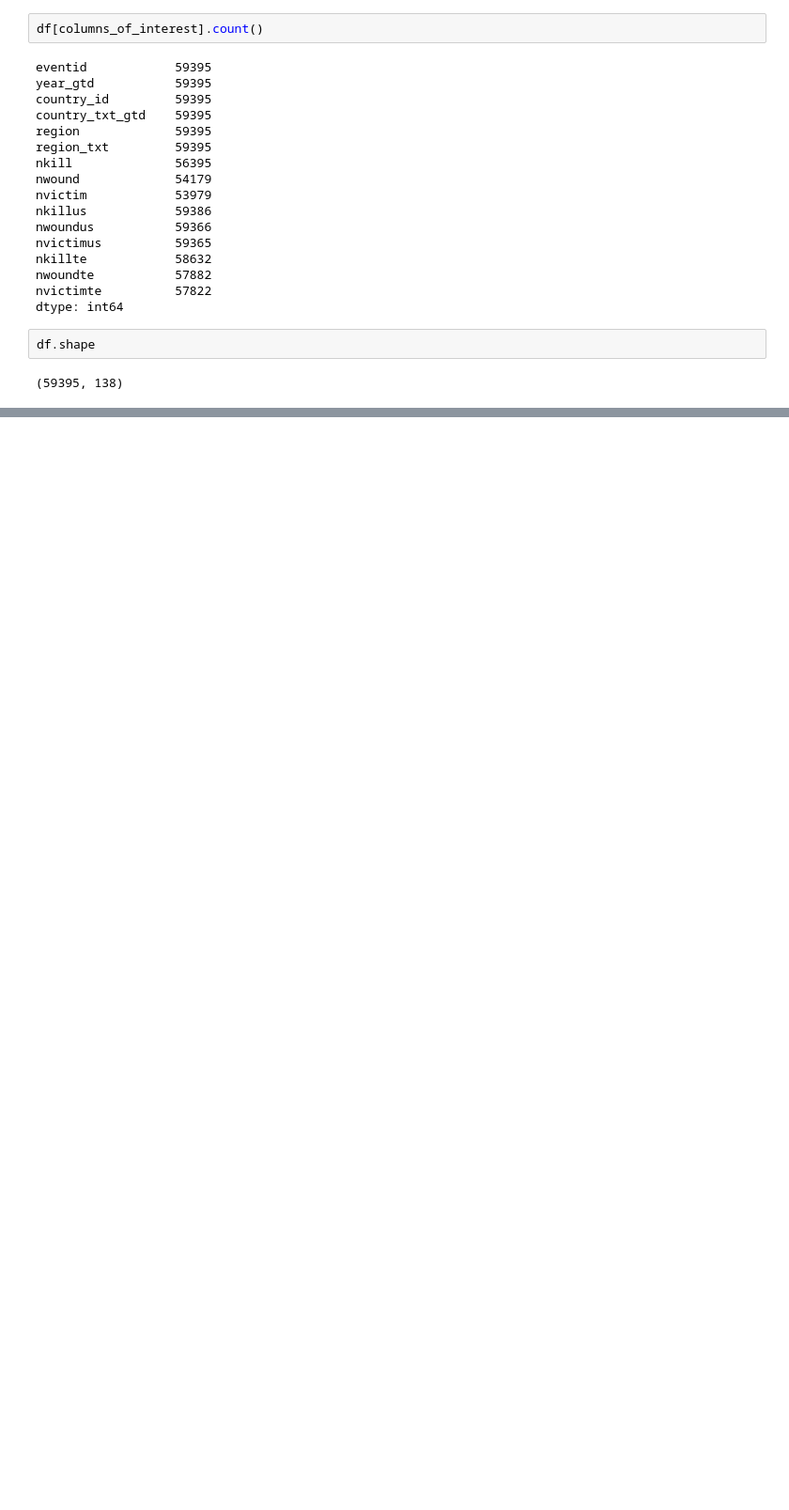
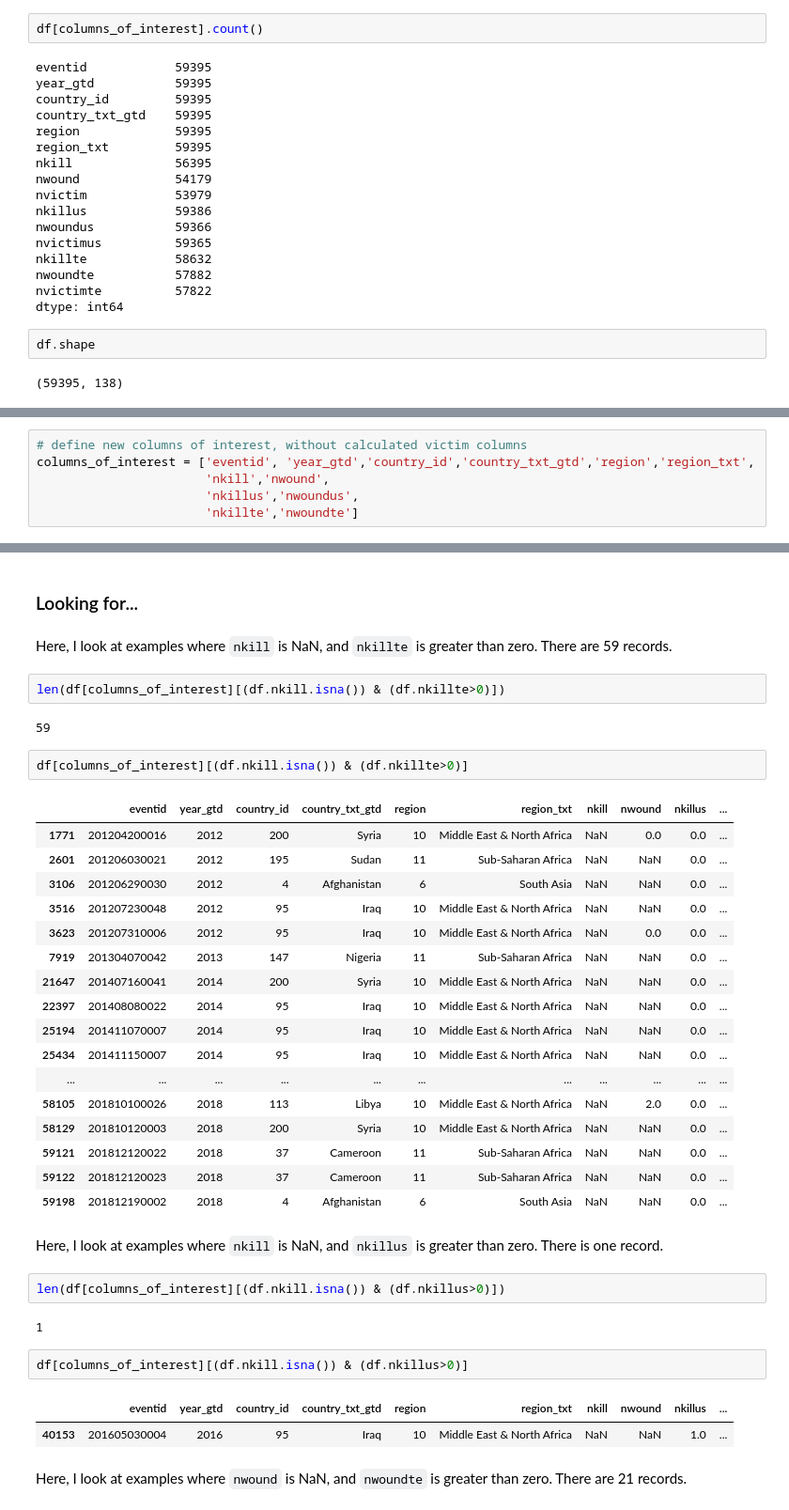
Before and after one commit to brooke-l-hawkins/milestone-i-project, a Jupyter notebook: code/clean_terrorism.ipynb, the cells around one changed output, grey strips where cells are left out. Shown: that part at 94% size. Saved outputs shown, nothing was run; the diff lists cells and outputs as text; blank space fills up the shorter version.

```diff
--- a/code/clean_terrorism.ipynb
+++ b/code/clean_terrorism.ipynb
@@ -424,0 +427,6 @@ Wall time: 6.05 s
+# %%
+# define new columns of interest, without calculated victim columns
+columns_of_interest = ['eventid', 'year_gtd','country_id','country_txt_gtd','region','region_txt',
+                       'nkill','nwound',
+                       'nkillus','nwoundus',
+                       'nkillte','nwoundte']
@@ -424,0 +527,41 @@ Wall time: 6.05 s
+# %% [markdown]
+### Looking for...
+# %% [markdown]
+Here, I look at examples where `nkill` is NaN, and `nkillte` is greater than zero. There are 59 records.
+# %%
+len(df[columns_of_interest][(df.nkill.isna()) & (df.nkillte>0)])
+# %% [output]
+59
+# %%
+df[columns_of_interest][(df.nkill.isna()) & (df.nkillte>0)]
+# %% [output]
+|  | eventid | year_gtd | country_id | country_txt_gtd | region | region_txt | nkill | nwound | nkillus | ... |
+| 1771 | 201204200016 | 2012 | 200 | Syria | 10 | Middle East & North Africa | NaN | 0.0 | 0.0 | ... |
+| 2601 | 201206030021 | 2012 | 195 | Sudan | 11 | Sub-Saharan Africa | NaN | NaN | 0.0 | ... |
+| 3106 | 201206290030 | 2012 | 4 | Afghanistan | 6 | South Asia | NaN | NaN | 0.0 | ... |
+| 3516 | 201207230048 | 2012 | 95 | Iraq | 10 | Middle East & North Africa | NaN | NaN | 0.0 | ... |
+| 3623 | 201207310006 | 2012 | 95 | Iraq | 10 | Middle East & North Africa | NaN | 0.0 | 0.0 | ... |
+| 7919 | 201304070042 | 2013 | 147 | Nigeria | 11 | Sub-Saharan Africa | NaN | NaN | 0.0 | ... |
+| 21647 | 201407160041 | 2014 | 200 | Syria | 10 | Middle East & North Africa | NaN | NaN | 0.0 | ... |
+| 22397 | 201408080022 | 2014 | 95 | Iraq | 10 | Middle East & North Africa | NaN | NaN | 0.0 | ... |
+| 25194 | 201411070007 | 2014 | 95 | Iraq | 10 | Middle East & North Africa | NaN | NaN | 0.0 | ... |
+| 25434 | 201411150007 | 2014 | 95 | Iraq | 10 | Middle East & North Africa | NaN | NaN | 0.0 | ... |
+| ... | ... | ... | ... | ... | ... | ... | ... | ... | ... | ... |
+| 58105 | 201810100026 | 2018 | 113 | Libya | 10 | Middle East & North Africa | NaN | 2.0 | 0.0 | ... |
+| 58129 | 201810120003 | 2018 | 200 | Syria | 10 | Middle East & North Africa | NaN | NaN | 0.0 | ... |
+| 59121 | 201812120022 | 2018 | 37 | Cameroon | 11 | Sub-Saharan Africa | NaN | NaN | 0.0 | ... |
+| 59122 | 201812120023 | 2018 | 37 | Cameroon | 11 | Sub-Saharan Africa | NaN | NaN | 0.0 | ... |
+| 59198 | 201812190002 | 2018 | 4 | Afghanistan | 6 | South Asia | NaN | NaN | 0.0 | ... |
+# %% [markdown]
+Here, I look at examples where `nkill` is NaN, and `nkillus` is greater than zero. There is one record.
+# %%
+len(df[columns_of_interest][(df.nkill.isna()) & (df.nkillus>0)])
+# %% [output]
+1
+# %%
+df[columns_of_interest][(df.nkill.isna()) & (df.nkillus>0)]
+# %% [output]
+|  | eventid | year_gtd | country_id | country_txt_gtd | region | region_txt | nkill | nwound | nkillus | ... |
+| 40153 | 201605030004 | 2016 | 95 | Iraq | 10 | Middle East & North Africa | NaN | NaN | 1.0 | ... |
+# %% [markdown]
+Here, I look at examples where `nwound` is NaN, and `nwoundte` is greater than zero. There are 21 records.
```
Also changed, not shown: parts of 30 cells of this notebook.
